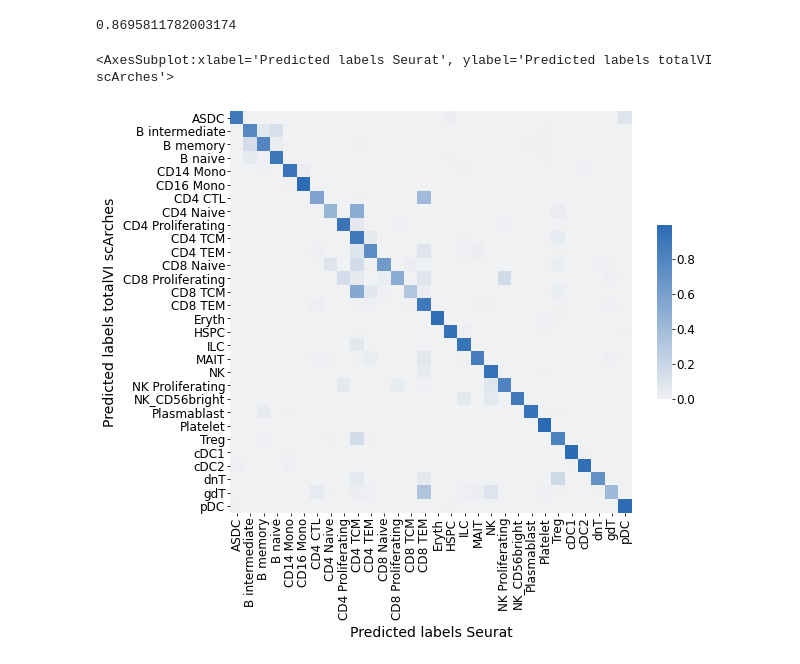
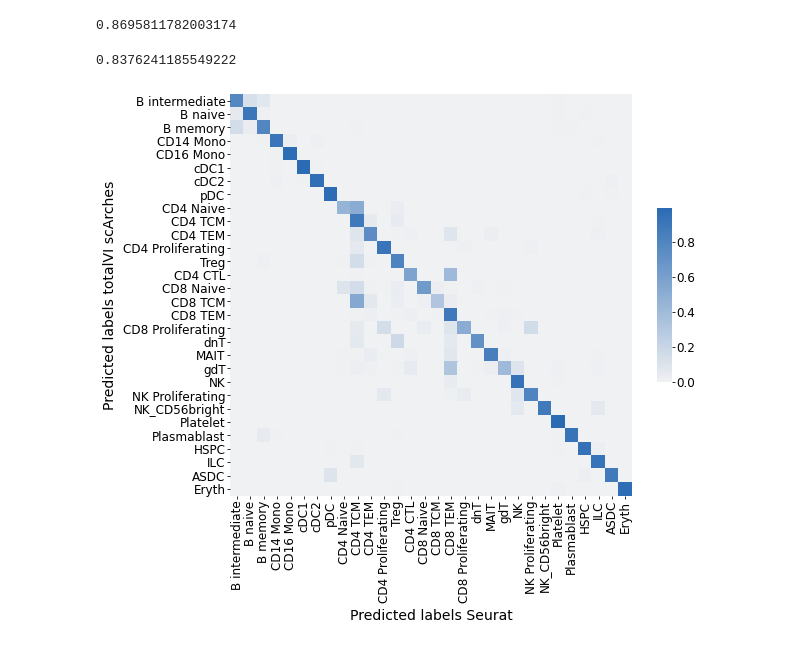
Before and after one commit to YosefLab/scvi-tools-reproducibility, a Jupyter notebook: docs/scarches_totalvi_seurat_data.ipynb, the cells around one changed output. Saved outputs shown, nothing was run; the diff lists cells and outputs as text; code cells hidden in the pictures.

```diff
--- a/docs/scarches_totalvi_seurat_data.ipynb
+++ b/docs/scarches_totalvi_seurat_data.ipynb
@@ -808,7 +808,7 @@ color_order = np.argsort(
     .loc[full_data_default.obs["celltype.l2"].cat.categories]
 )
 # %%
-a_order = [
+a_order_main = [
     "B intermediate",
     "B naive",
     "B memory",
@@ -840,7 +840,7 @@ a_order = [
     "ASDC",
     "Eryth",
 ]
-b_order = [
+b_order_main = [
     "C7-B",
     "C3-C MONO_1",
     "C16-C MONO_2",
@@ -869,7 +869,7 @@ b_order = [
 # manual color order
 cats = full_data_default.obs["celltype.l2"].cat.categories
 color_order = pd.Series(np.arange(len(cats)), index=cats)
-color_order = color_order.loc[a_order].values[::-1]
+color_order = color_order.loc[a_order_main].values[::-1]
 
 
 ref_to_int = {
@@ -1481,0 +1398,22 @@ query_pred_seurat
+# %%
+query.obs["predicted_l2_seurat"] = query_pred_seurat["predicted.celltype.l2"]
+
+df = query.obs
+confusion_matrix = pd.crosstab(
+    df["predicted_l2_seurat"],
+    df["final_clust_review"],
+    rownames=["Predicted query labels (Seurat)"],
+    colnames=["Query labels from study"],
+)
+confusion_matrix /= confusion_matrix.sum(1).ravel().reshape(-1, 1)
+confusion_matrix = confusion_matrix.loc[a_order_main, b_order_main]
+fig, ax = plt.subplots(figsize=(9, 8))
+sns.heatmap(
+    confusion_matrix,
+#     cmap=sns.diverging_palette(245, 320, s=60, as_cmap=True),
+    cmap=sns.color_palette("light:#2b6bb4", as_cmap=True),
+    ax=ax,
+    square=True,
+    cbar_kws=dict(shrink=0.4, aspect=12),
+)
+fig.savefig("figs/confusion_matrix_seurat_study.pdf", dpi=DPI, bbox_inches="tight")
@@ -1548,28 +1510,33 @@ print(adjusted_mutual_info_score(y_true, clean_df["predicted_l2_seurat_int"]))
 print(adjusted_mutual_info_score(query.obs["predicted_l2_default"], query.obs["predicted_l2_scarches"]))
 # %% [output]
 0.8695811782003174
+# %%
+print(adjusted_mutual_info_score(query.obs["predicted_l2_seurat"], query.obs["predicted_l2_scarches"]))
+# %% [output]
+0.8376241185549222
 # %%
+df = query.obs
+
 confusion_matrix = pd.crosstab(
     df["predicted_l2_scarches"],
     df["predicted_l2_seurat"],
     colnames=["Predicted labels Seurat"],
     rownames=["Predicted labels totalVI scArches"],
 )
 confusion_matrix /= confusion_matrix.sum(1).ravel().reshape(-1, 1)
 
 a_order = np.unique(df["predicted_l2_scarches"])
-confusion_matrix = confusion_matrix.loc[a_order, a_order]
+confusion_matrix = confusion_matrix.loc[a_order_main, a_order_main]
 
-# confusion_matrix = confusion_matrix.loc[a_order, b_order]
 fig, ax = plt.subplots(figsize=(9, 8))
 sns.heatmap(
     confusion_matrix,
 #     cmap=sns.diverging_palette(245, 320, s=60, as_cmap=True),
     cmap=sns.color_palette("light:#2b6bb4", as_cmap=True),
     ax=ax,
     square=True,
     cbar_kws=dict(shrink=0.4, aspect=12),
 )
+fig.savefig("figs/confusion_matrix_scarches_seurat.pdf", dpi=DPI, bbox_inches="tight")
 # %% [output]
-<AxesSubplot:xlabel='Predicted labels Seurat', ylabel='Predicted labels totalVI scArches'>
-[figure, old version]
+[figure, new version]
```
Also changed, not shown: parts of 17 cells of this notebook, 3 other files.
